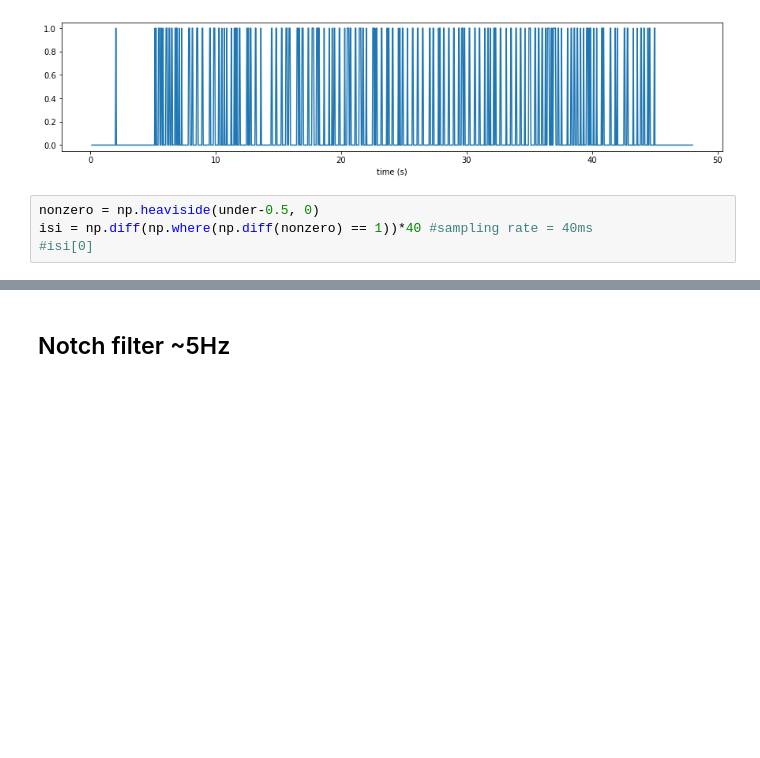
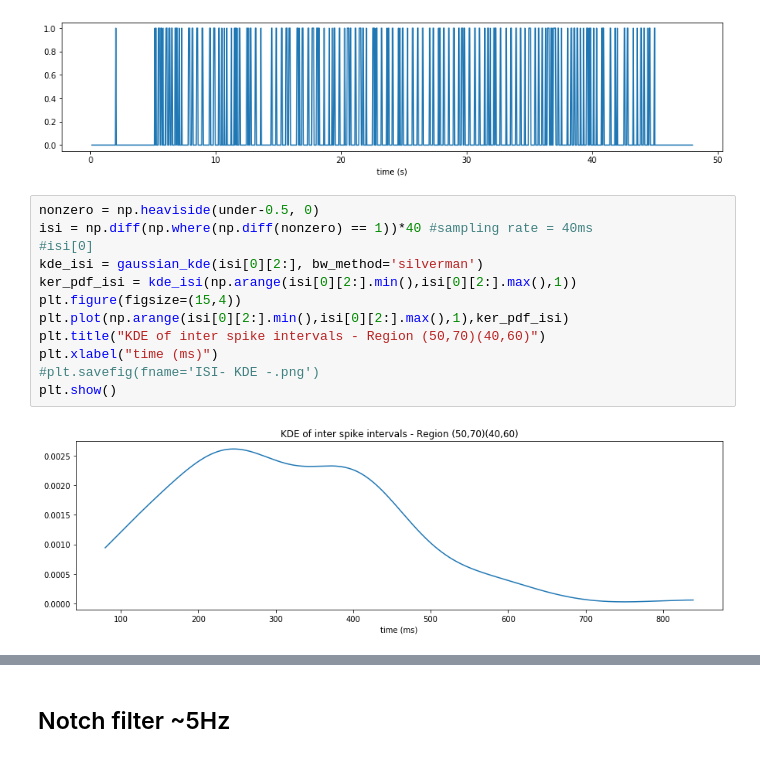
Before and after one commit to APE-group/cobrawap, a Jupyter notebook: showcase_notebooks/ult_deconvolution_quality.ipynb, the cells around one changed output, grey strips where cells are left out. Drawn from its saved outputs; the diff is of its cells as text; blank space fills up the shorter version.

```diff
--- a/showcase_notebooks/ult_deconvolution_quality.ipynb
+++ b/showcase_notebooks/ult_deconvolution_quality.ipynb
@@ -297,10 +297,20 @@ plt.xlabel("time (s)")
 plt.show()
 # %% [output]
 [figure]
-# %%
-nonzero = np.heaviside(under-0.5, 0)
-isi = np.diff(np.where(np.diff(nonzero) == 1))*40 #sampling rate = 40ms
-#isi[0]
+# %%
+nonzero = np.heaviside(under-0.5, 0)
+isi = np.diff(np.where(np.diff(nonzero) == 1))*40 #sampling rate = 40ms
+#isi[0]
+kde_isi = gaussian_kde(isi[0][2:], bw_method='silverman')
+ker_pdf_isi = kde_isi(np.arange(isi[0][2:].min(),isi[0][2:].max(),1))
+plt.figure(figsize=(15,4))
+plt.plot(np.arange(isi[0][2:].min(),isi[0][2:].max(),1),ker_pdf_isi)
+plt.title("KDE of inter spike intervals - Region (50,70)(40,60)")
+plt.xlabel("time (ms)")
+#plt.savefig(fname='ISI- KDE -.png')
+plt.show()
+# %% [output]
+[figure, added]
 # %%
 plt.figure(figsize=(15,4))
 plt.hist(isi[0][2:], bins='auto')
```
Also changed, not shown: parts of 11 cells of this notebook.
